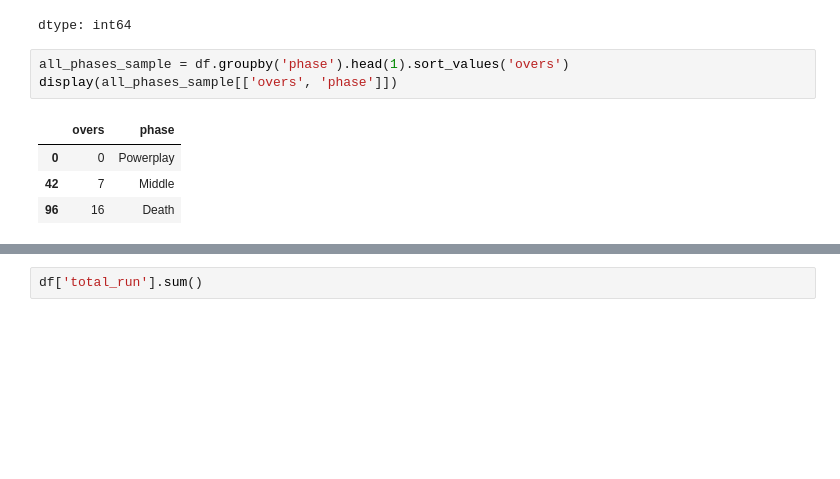
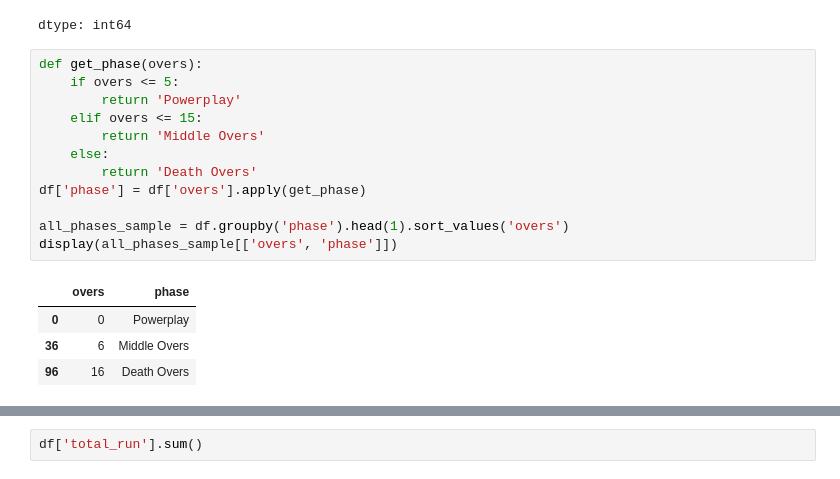
Before and after one commit to navyamj01/IPL-Data-Analysis, a Jupyter notebook: IPL_datanalysis.ipynb, the cells around one changed output, grey strips where cells are left out. Cells and saved outputs as stored; diff of their text form; blank space fills up the shorter version.

```diff
--- a/IPL_datanalysis.ipynb
+++ b/IPL_datanalysis.ipynb
@@ -129,10 +129,19 @@ df.isnull().sum()
 | batting_team | 0 |
 dtype: int64
 # %%
+def get_phase(overs):
+    if overs <= 5:
+        return 'Powerplay'
+    elif overs <= 15:
+        return 'Middle Overs'
+    else:
+        return 'Death Overs'
+df['phase'] = df['overs'].apply(get_phase)
+
 all_phases_sample = df.groupby('phase').head(1).sort_values('overs')
 display(all_phases_sample[['overs', 'phase']])
 # %% [output]
 |  | overs | phase |
 | 0 | 0 | Powerplay |
-| 42 | 7 | Middle |
-| 96 | 16 | Death |
+| 36 | 6 | Middle Overs |
+| 96 | 16 | Death Overs |
```
Also changed, not shown: parts of 4 cells of this notebook.
